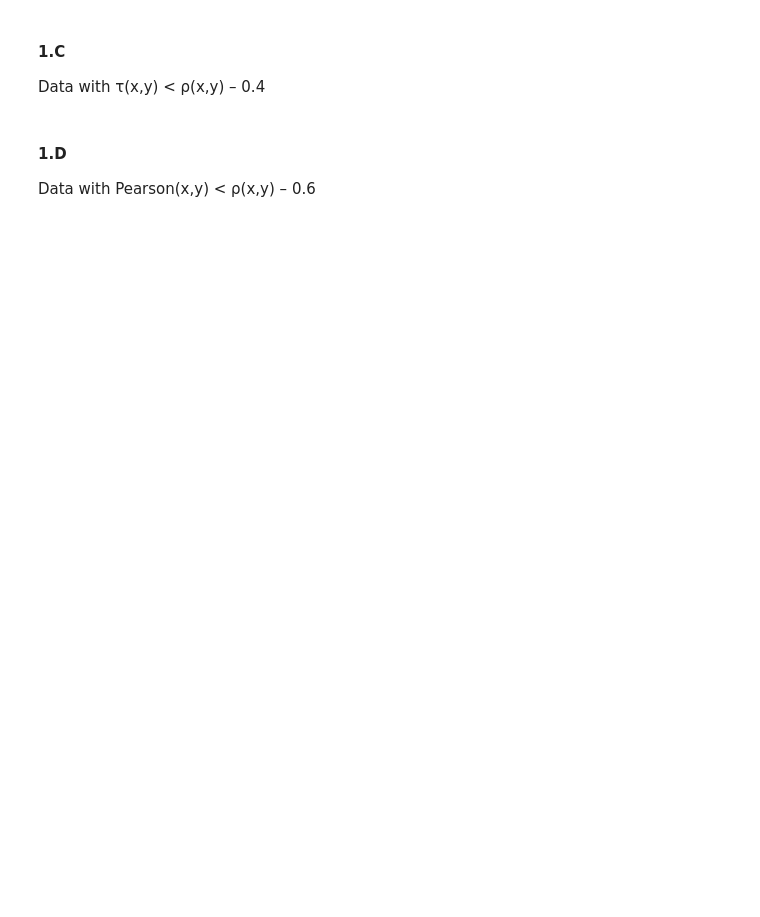
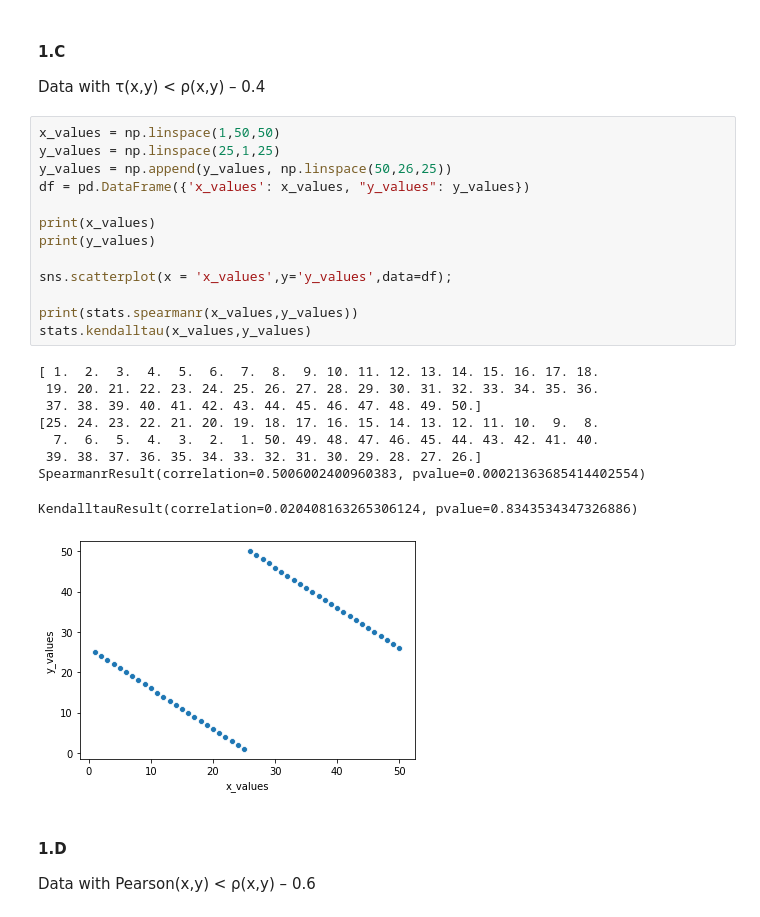
Before and after one commit to mayakerem/StatisticsDataAnalysis, a Jupyter notebook: HW3/HW3.ipynb, the cells around one changed output. Drawn from its saved outputs; the diff is of its cells as text; blank space fills up the shorter version.

```diff
--- a/HW3/HW3.ipynb
+++ b/HW3/HW3.ipynb
@@ -60,6 +89,29 @@ Data with τ(x,y) > ρ(x,y) + 0.4
 # %% [markdown]
 #### 1.C
 Data with τ(x,y) < ρ(x,y) – 0.4
+# %%
+x_values = np.linspace(1,50,50)
+y_values = np.linspace(25,1,25)
+y_values = np.append(y_values, np.linspace(50,26,25))
+df = pd.DataFrame({'x_values': x_values, "y_values": y_values})
+
+print(x_values)
+print(y_values)
+
+sns.scatterplot(x = 'x_values',y='y_values',data=df);
+
+print(stats.spearmanr(x_values,y_values))
+stats.kendalltau(x_values,y_values)
+# %% [output]
+[ 1.  2.  3.  4.  5.  6.  7.  8.  9. 10. 11. 12. 13. 14. 15. 16. 17. 18.
+ 19. 20. 21. 22. 23. 24. 25. 26. 27. 28. 29. 30. 31. 32. 33. 34. 35. 36.
+ 37. 38. 39. 40. 41. 42. 43. 44. 45. 46. 47. 48. 49. 50.]
+[25. 24. 23. 22. 21. 20. 19. 18. 17. 16. 15. 14. 13. 12. 11. 10.  9.  8.
+  7.  6.  5.  4.  3.  2.  1. 50. 49. 48. 47. 46. 45. 44. 43. 42. 41. 40.
+ 39. 38. 37. 36. 35. 34. 33. 32. 31. 30. 29. 28. 27. 26.]
+SpearmanrResult(correlation=0.5006002400960383, pvalue=0.00021363685414402554)
+KendalltauResult(correlation=0.020408163265306124, pvalue=0.8343534347326886)
+[figure, added]
 # %% [markdown]
 #### 1.D
 Data with Pearson(x,y) < ρ(x,y) – 0.6
```
Also changed, not shown: parts of 7 cells of this notebook.
